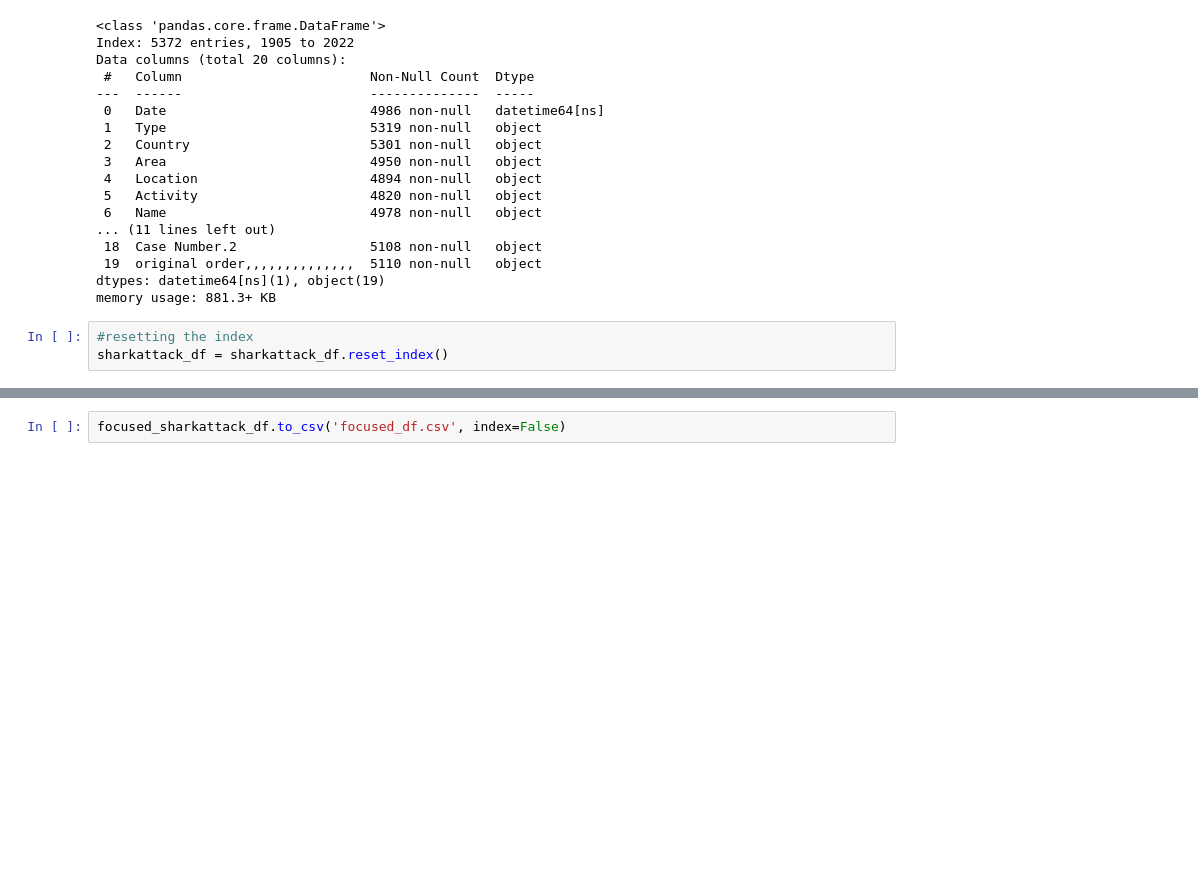
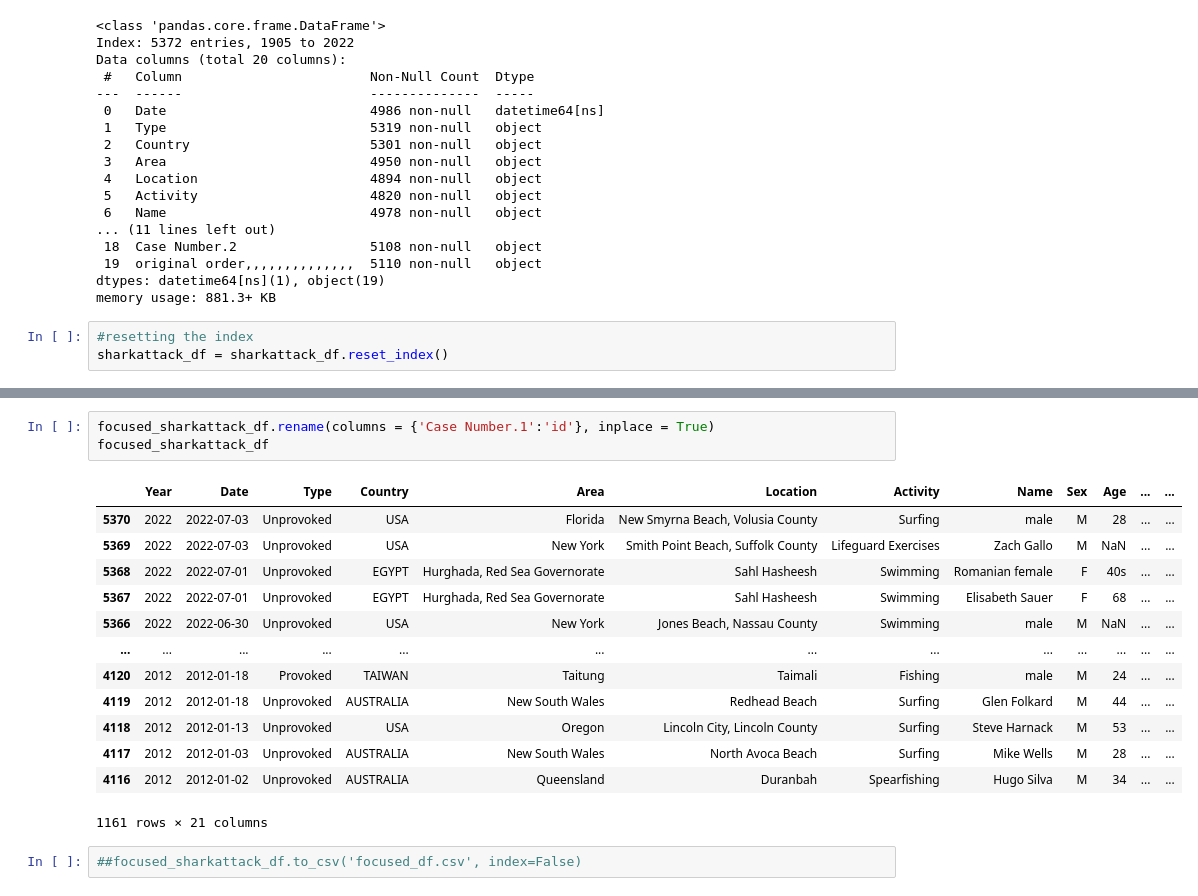
Before and after one commit to Sheshie1225/Project-3, a Jupyter notebook: OL-Base_Code.ipynb, the cells around one changed output, grey strips where cells are left out. Saved outputs shown, nothing was run; the diff lists cells and outputs as text; blank space fills up the shorter version.

```diff
--- a/OL-Base_Code.ipynb
+++ b/OL-Base_Code.ipynb
@@ -124,2 +124,19 @@ focused_sharkattack_df
+# %%
+focused_sharkattack_df.rename(columns = {'Case Number.1':'id'}, inplace = True)
+focused_sharkattack_df
+# %% [output]
+|  | Year | Date | Type | Country | Area | Location | Activity | Name | Sex | Age | ... | ... |
+| 5370 | 2022 | 2022-07-03 | Unprovoked | USA | Florida | New Smyrna Beach, Volusia County | Surfing | male | M | 28 | ... | ... |
+| 5369 | 2022 | 2022-07-03 | Unprovoked | USA | New York | Smith Point Beach, Suffolk County | Lifeguard Exercises | Zach Gallo | M | NaN | ... | ... |
+| 5368 | 2022 | 2022-07-01 | Unprovoked | EGYPT | Hurghada, Red Sea Governorate | Sahl Hasheesh | Swimming | Romanian female | F | 40s | ... | ... |
+| 5367 | 2022 | 2022-07-01 | Unprovoked | EGYPT | Hurghada, Red Sea Governorate | Sahl Hasheesh | Swimming | Elisabeth Sauer | F | 68 | ... | ... |
+| 5366 | 2022 | 2022-06-30 | Unprovoked | USA | New York | Jones Beach, Nassau County | Swimming | male | M | NaN | ... | ... |
+| ... | ... | ... | ... | ... | ... | ... | ... | ... | ... | ... | ... | ... |
+| 4120 | 2012 | 2012-01-18 | Provoked | TAIWAN | Taitung | Taimali | Fishing | male | M | 24 | ... | ... |
+| 4119 | 2012 | 2012-01-18 | Unprovoked | AUSTRALIA | New South Wales | Redhead Beach | Surfing | Glen Folkard | M | 44 | ... | ... |
+| 4118 | 2012 | 2012-01-13 | Unprovoked | USA | Oregon | Lincoln City, Lincoln County | Surfing | Steve Harnack | M | 53 | ... | ... |
+| 4117 | 2012 | 2012-01-03 | Unprovoked | AUSTRALIA | New South Wales | North Avoca Beach | Surfing | Mike Wells | M | 28 | ... | ... |
+| 4116 | 2012 | 2012-01-02 | Unprovoked | AUSTRALIA | Queensland | Duranbah | Spearfishing | Hugo Silva | M | 34 | ... | ... |
+1161 rows × 21 columns
 # %%
-focused_sharkattack_df.to_csv('focused_df.csv', index=False)
+##focused_sharkattack_df.to_csv('focused_df.csv', index=False)
```
Also changed, not shown: parts of 3 cells of this notebook, 4 other files.
